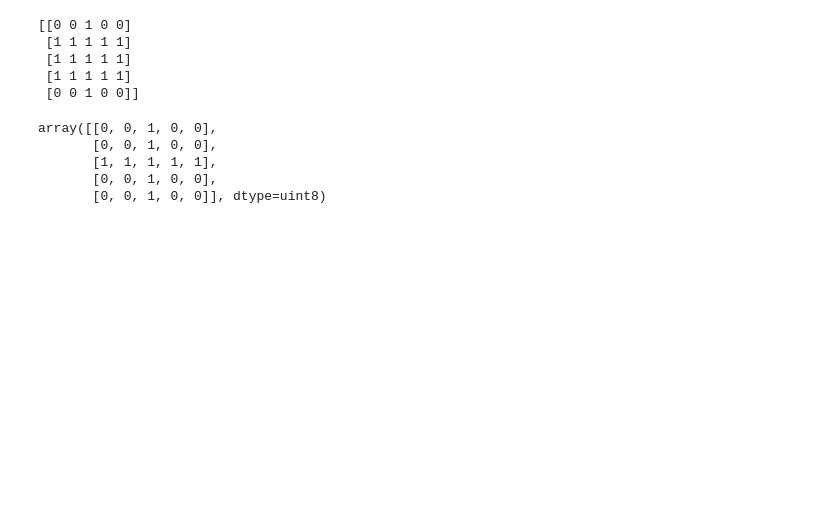
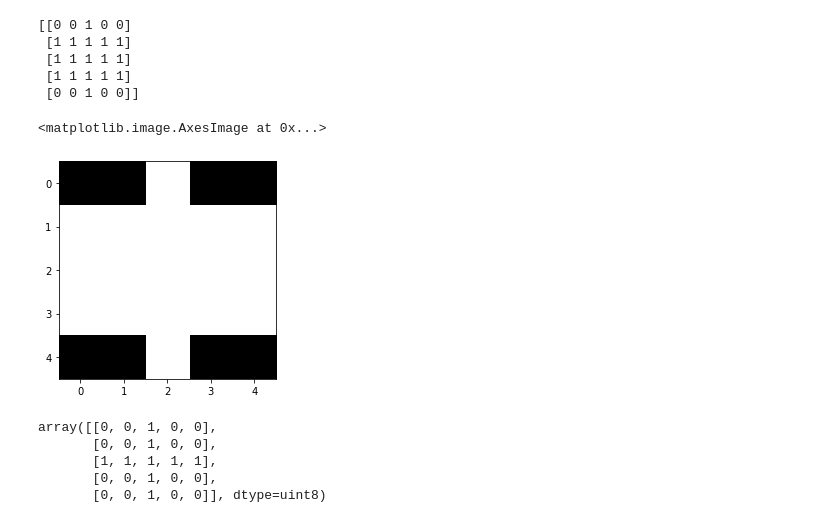
Before and after one commit to mamuncseru/dip-assignments, a Jupyter notebook: assignment8.ipynb, the cells around one changed output. Drawn from its saved outputs; the diff is of its cells as text; code cells hidden in the pictures; blank space fills up the shorter version.

```diff
--- a/assignment8.ipynb
+++ b/assignment8.ipynb
@@ -56,6 +61,11 @@ print(morph_ellipse)
  [1 1 1 1 1]
  [1 1 1 1 1]
  [0 0 1 0 0]]
+# %%
+plt.imshow(morph_ellipse, cmap='gray')
+# %% [output]
+<matplotlib.image.AxesImage at 0x...>
+[figure, added]
 # %%
 morph_cross = cv2.getStructuringElement(shape=cv2.MORPH_CROSS, ksize=(5, 5))
 print(morph_cross)
```
Also changed, not shown: parts of 8 cells of this notebook, 21 other files.
